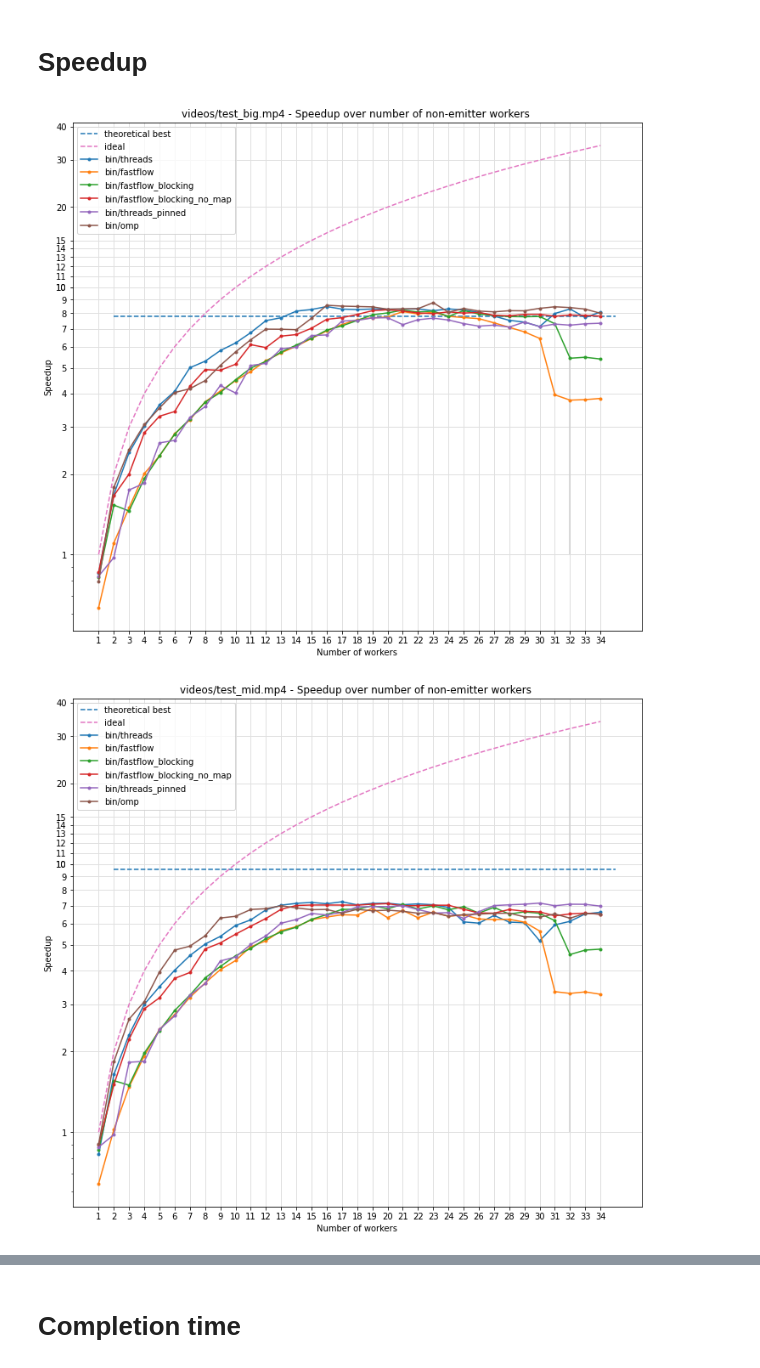
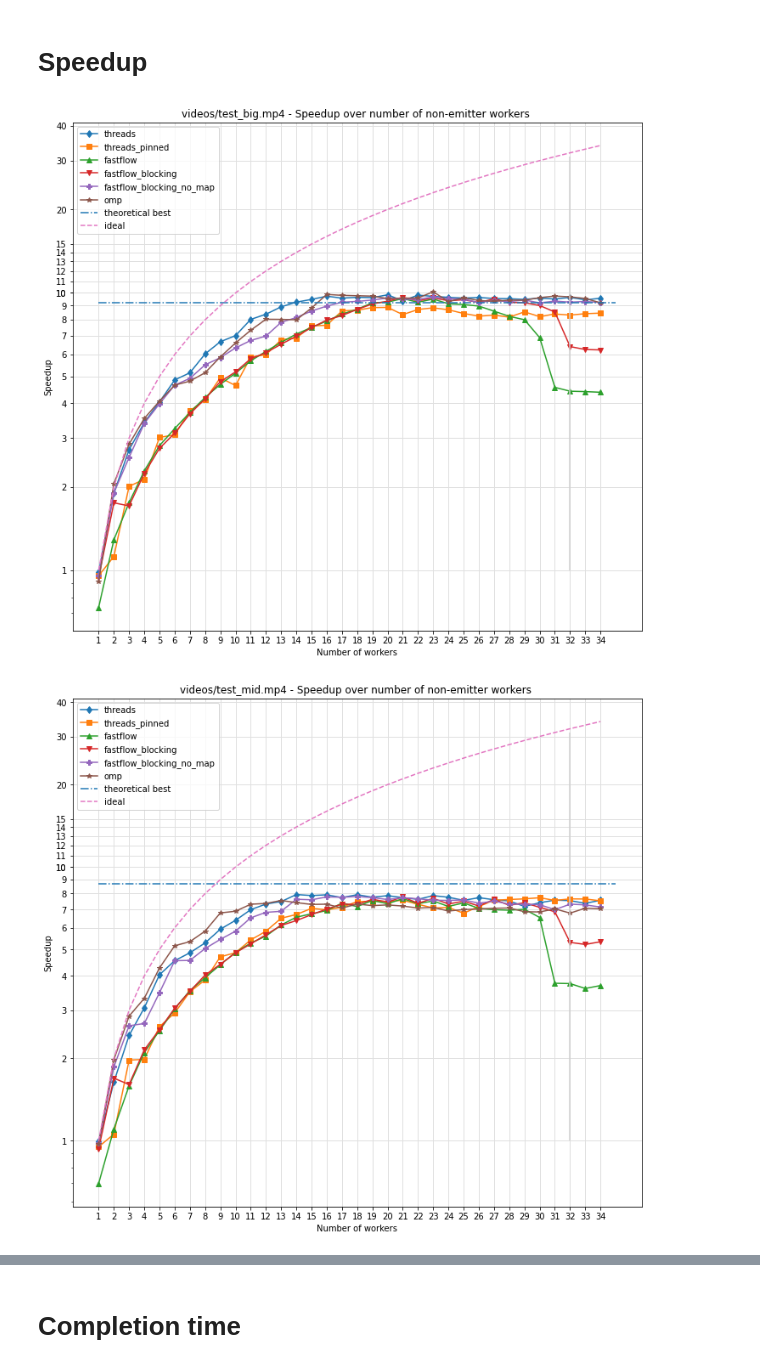
Before and after one commit to iwilare/video-motion-detection, a Jupyter notebook: plot/plot.ipynb, the cells around one changed output, grey strips where cells are left out. Drawn from its saved outputs; the diff is of its cells as text; code cells hidden in the pictures.

```diff
--- a/plot/plot.ipynb
+++ b/plot/plot.ipynb
@@ -9,12 +9,12 @@ csvs = ["threads","fastflow","fastflow_blocking","fastflow_blocking_no_map","thr
 #df = pd.concat([pd.read_csv(f"../data/{csv}A.csv") for csv in csvs]).reset_index()
 
 df = pd.concat([
-        pd.read_csv("../data/threadsA.csv"),
-        pd.read_csv("../data/fastflowA.csv"),
+        pd.read_csv("../data/threads4.csv"),
+        pd.read_csv("../data/fastflow2.csv"),
         pd.read_csv("../data/fastflow_blockingA.csv"),
-        pd.read_csv("../data/fastflow_blocking_no_mapA.csv"),
+        pd.read_csv("../data/fastflow_blocking_no_map2.csv"),
         pd.read_csv("../data/threads_pinnedA.csv"),
-        pd.read_csv("../data/omp4.csv")
+        pd.read_csv("../data/ompA.csv")
         ]).reset_index()
 sequentials = pd.read_csv("../data/sequentialA.csv").reset_index()
 # %%
@@ -26,38 +26,46 @@ all_n_workers = df['nworkers'].unique()
 filenames = df['filename'].unique()
 
 def crop_slash(e): return e.split('/')[1].split('.')[0]
+
+programs = [('threads',                  'd', '-'),
+            ('threads_pinned',           's', '-'),
+            ('fastflow',                 '^', '-'),
+            ('fastflow_blocking',        'v', '-'),
+            ('fastflow_blocking_no_map', 'P', '-'),
+            ('omp',                      '*', '-')]
 # %%
-sequentials['read_time'] = [9289,2636,1104]
+sequentials['read_time'] = [8918,2636,1104]
 sequentials['init_time'] = [173849,62852,35543]
-sequentials['total_time'] = [56640000,8810000,2160000]
-sequentials['processing_time'] = [72291,25126,9525]
+sequentials['total_time'] = [66640000,9810000,2160000]
+sequentials['processing_time'] = [79291,25126,9525]
 sequentials['frames'] = [812,431,227]
 # %% [markdown]
 # Speedup
 # %%
 for f in filenames:
     plt.gcf().set_size_inches(12, 11)
     def seq(n): return sequentials[sequentials['filename'] == f][n].values[0]
-    for p in programs:
-        y = seq('avg') / df[(df['name'] == p) & (df['filename'] == f)]['avg']
-        plt.errorbar(all_n_workers, y, label=p, marker='.')
+    for p, m, d in programs:
+        y = seq('total_time')/df[(df['name'] == 'bin/'+p) & (df['filename'] == f)]['avg']
+        plt.plot(all_n_workers, y, d, label=p, marker=m)
     plt.grid(color='#e0e0e0', linestyle='-', linewidth=1)
     plt.yscale('log')
     plt.yticks(list(range(0,16,1)) + list(range(10,100,10)))
     plt.gca().get_yaxis().set_major_formatter(mplt.ticker.ScalarFormatter())
     plt.gca().get_yaxis().get_major_formatter().labelOnlyBase = False
     plt.vlines(32, ymin=1, ymax=31, color='#d0d0d0', linestyle='-')
-    plt.hlines(seq('processing_time')/seq('read_time'), xmin=2, xmax=35, linestyle='--',label='theoretical best')
+    plt.hlines(seq('total_time')/(seq('read_time')*(seq('frames')-1)), xmin=1, xmax=35, linestyle='-.',label='theoretical best')
+    #plt.hlines(seq('processing_time')/(seq('read_time')), xmin=1, xmax=35, linestyle='-',label='theoretical best')
 
     plt.plot(all_n_workers, all_n_workers, '--', label='ideal')
     plt.xticks(all_n_workers)
 
     plt.legend()
     plt.ylabel("Speedup")
     plt.xlabel("Number of workers")
     plt.title(f"{f} - Speedup over number of non-emitter workers ")
     plt.savefig(f'speedup_{crop_slash(f)}.svg')
     plt.show()
 # %% [output]
-[figure, old version]
+[figure, new version]
-[figure, old version]
+[figure, new version]
```
Also changed, not shown: parts of 3 cells of this notebook, 7 other files.
